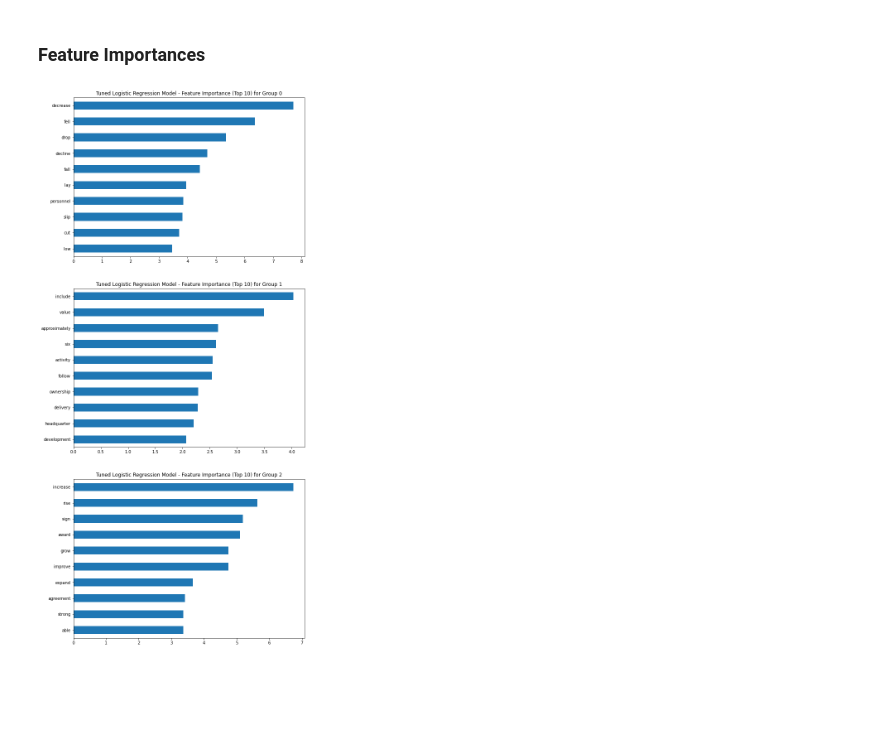
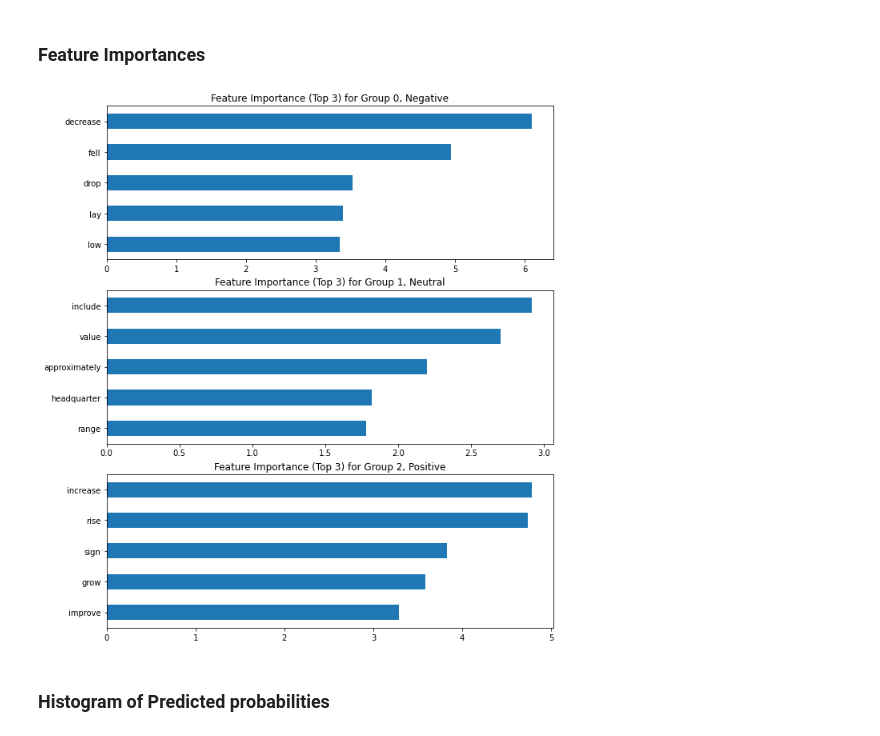
Before and after one commit to j4mes12/ITDA_Coursework, a Jupyter notebook: Task 1/Task 1.ipynb, the cells around one changed output. Drawn from its saved outputs; the diff is of its cells as text; code cells hidden in the pictures; blank space fills up the shorter version.

Commit message:
cool FI plots

```diff
--- a/Task 1/Task 1.ipynb
+++ b/Task 1/Task 1.ipynb
@@ -390,30 +407,34 @@ create_confusion_matrix(lr_tuned, "Tuned Linear Regression")
 # %%
 def plot_feature_importance(model, model_name: str, class_label: int):
     """Plots feature importances for the specified class label
 
     Args:
         model: model we want importances for
         model_name (str): name of model
         class_label (int): class we want to analyse (one of 0, 1 or 2)
     """
 
+    class_dict = {0 : 'Negative', 1 : 'Neutral', 2 : 'Positive'}
+
     # Create figure and axis to display plot
-    fig, ax = plt.subplots(nrows = 3, ncols = 1, figsize=(10, 24))
+    fig, ax = plt.subplots(nrows = 3, ncols = 1, figsize=(10, 12))
 
     for idx, cl in enumerate([0, 1, 2]):
         # Retrive feature coefficients from model for class label
         coefs = model.coef_[cl]
 
         # Plot coefficients as a horizontal bar plot
-        pd.Series(coefs, index=model.feature_names_in_).nlargest(10).sort_values(ascending=True).plot(
-            kind="barh", ax=ax[idx], title=f"{model_name} Model - Feature Importance (Top 10) for Group {cl}"
+        pd.Series(coefs, index=model.feature_names_in_).nlargest(5).sort_values(ascending=True).plot(
+            kind="barh", ax=ax[idx], title=f"Feature Importance (Top 3) for Group {cl}, {class_dict[cl]}"
         )
 
     # Show plot
     plt.show()
 
 
 # Call function for Tuned LR model
 plot_feature_importance(lr_tuned, "Tuned Logistic Regression", 1)
 # %% [output]
-[figure, old version]
+[figure, new version]
+# %% [markdown]
+### Histogram of Predicted probabilities
```
Also changed, not shown: parts of 7 cells of this notebook, 8 other files.
